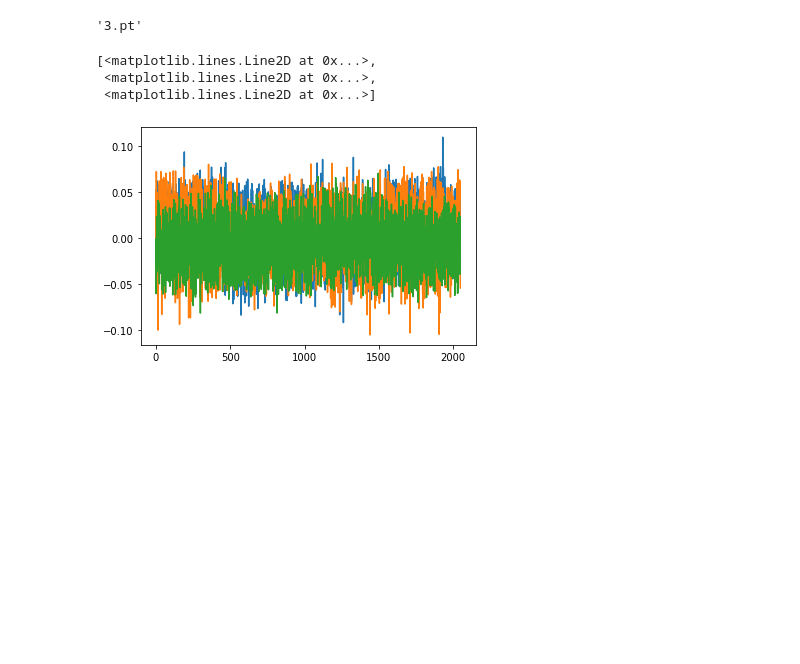
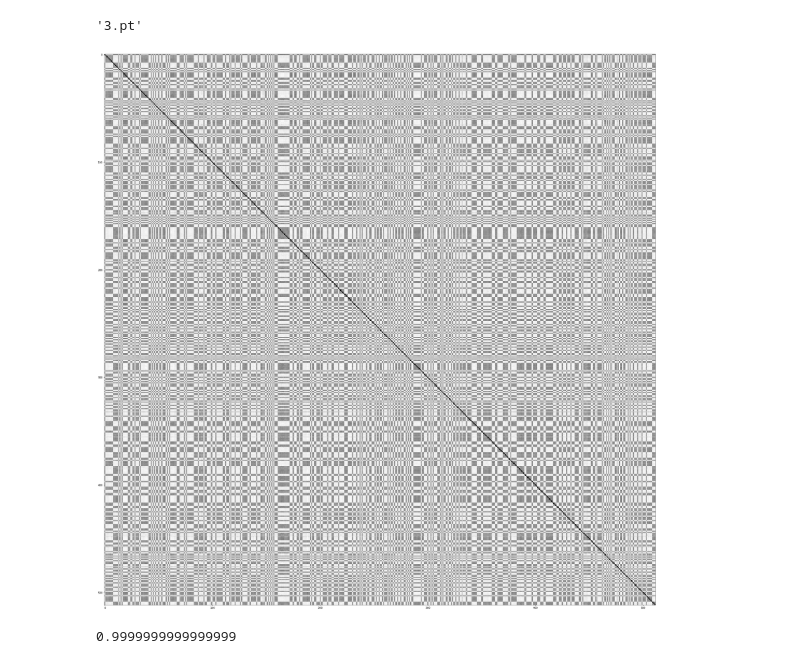
Before and after one commit to soraew/stock_quantiative_analysis, a Jupyter notebook: on_kaggle/wa_LSTM_binary_classification_1.ipynb, the cells around one changed output. Drawn from its saved outputs; the diff is of its cells as text; code cells hidden in the pictures; blank space fills up the shorter version.

Commit message:
added heatmap of weights

```diff
--- a/on_kaggle/wa_LSTM_binary_classification_1.ipynb
+++ b/on_kaggle/wa_LSTM_binary_classification_1.ipynb
@@ -492,13 +492,19 @@ ih_b = weights[weight_names[2]]
 hh_b = weights[weight_names[3]]
 fc_w = weights[weight_names[4]]
 fc_b = weights[weight_names[5]]
-# %%
-plt.plot(ih_w)
-# %% [output]
-[<matplotlib.lines.Line2D at 0x...>,
- <matplotlib.lines.Line2D at 0x...>,
- <matplotlib.lines.Line2D at 0x...>]
-[figure, removed]
+# %%
+corr_hh_w = np.corrcoef(hh_w.T)
+# print(sorted(corr_hh_w.squeeze()))
+plt.figure(figsize=(40, 40))
+plt.imshow(corr_hh_w, cmap="Greys")
+check_mkdir("images")
+plt.savefig("images/correlation_hh_w.png")
+# %% [output]
+[figure, added]
+# %%
+max(corr_hh_w[0])
+# %% [output]
+0.9999999999999999
 # %%
 
 # pred = lstm(testX.to(device))
```
Also changed, not shown: 1 other file.
